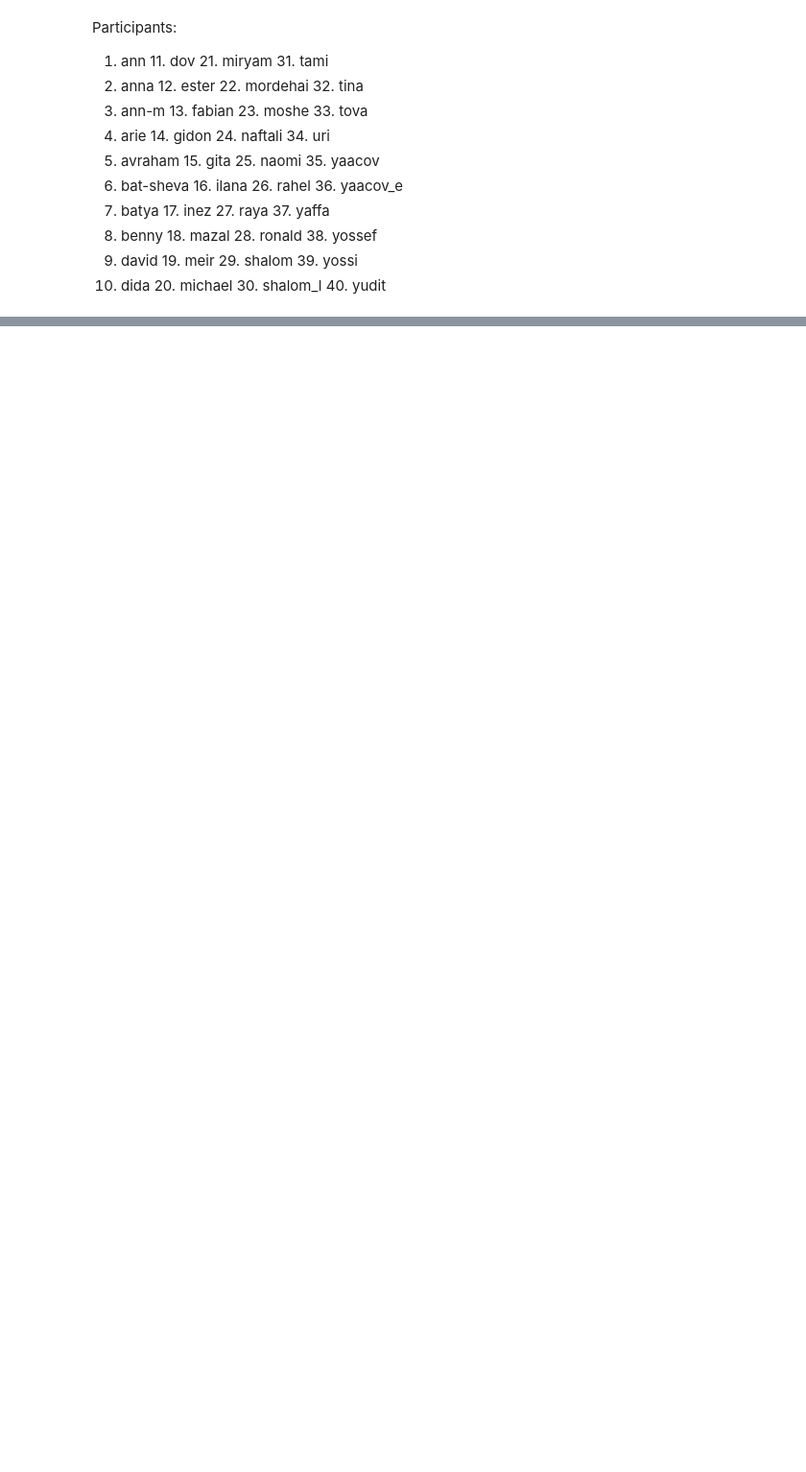
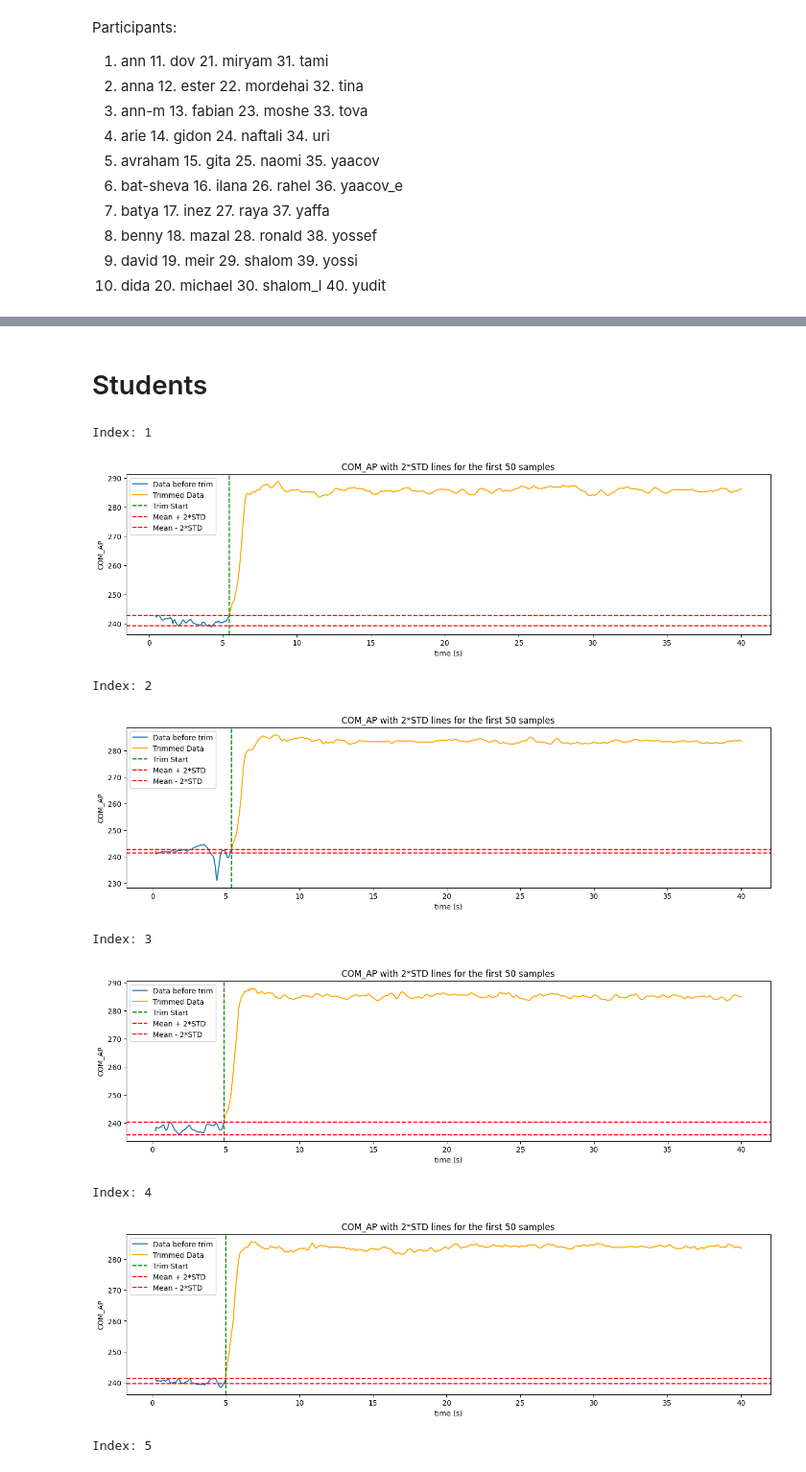
Before and after one commit to shahafgev/fall_risk_analysis, a Jupyter notebook: notebooks/exploration/participant_visualizer.ipynb, the cells around one changed output, grey strips where cells are left out. Shown at 96% size. Cells and saved outputs as stored; diff of their text form; code cells hidden in the pictures; blank space fills up the shorter version.

```diff
--- a/notebooks/exploration/participant_visualizer.ipynb
+++ b/notebooks/exploration/participant_visualizer.ipynb
@@ -46,0 +119,24 @@ NameError: name 'show_decision_trim_plots' is not defined
+# %% [markdown]
+# Students
+# %%
+id = 1
+# %%
+eyes_open2 = [50, 50, 50, 50, 50]
+# %%
+for index in range(1, 6):
+    print(f"Index: {index}")
+    # Build the full path to the CSV, relative to notebook
+    csv_path = os.path.join(
+        "..", "..", "data", "raw", "students", str(id),
+        f"{id}_zed", f"{id}_eyes_open{index}.csv")
+    show_decision_trim_plots(zed_file_dir=csv_path, zed_frames=eyes_open2[index - 1])
+# %% [output]
+Index: 1
+[figure, added]
+Index: 2
+[figure, added]
+Index: 3
+[figure, added]
+Index: 4
+[figure, added]
+Index: 5
```
Also changed, not shown: parts of 21 cells of this notebook, 31 other files.
